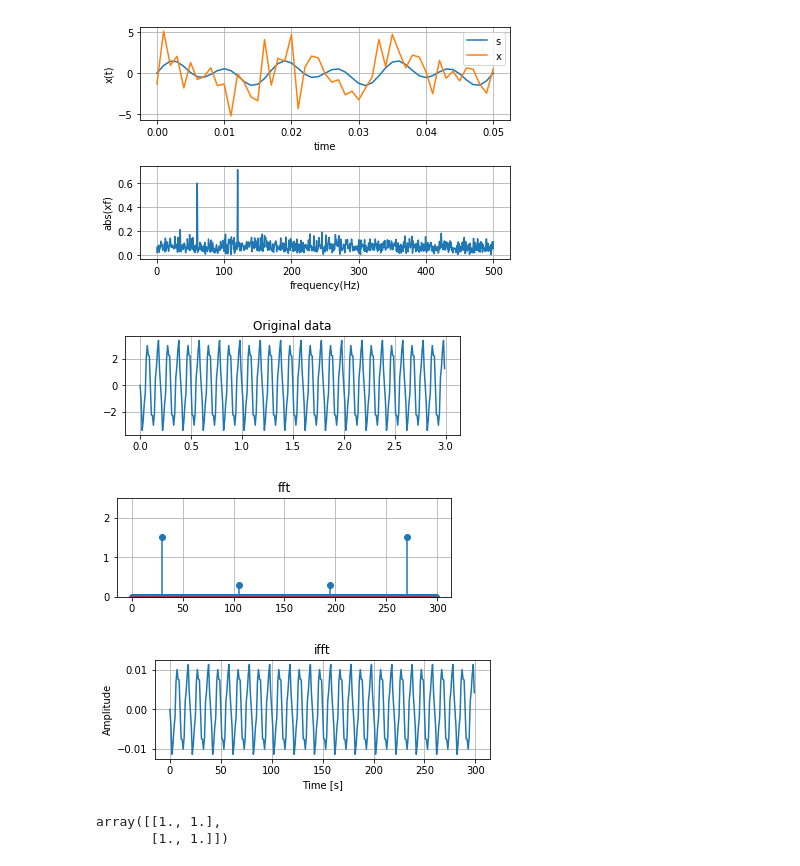
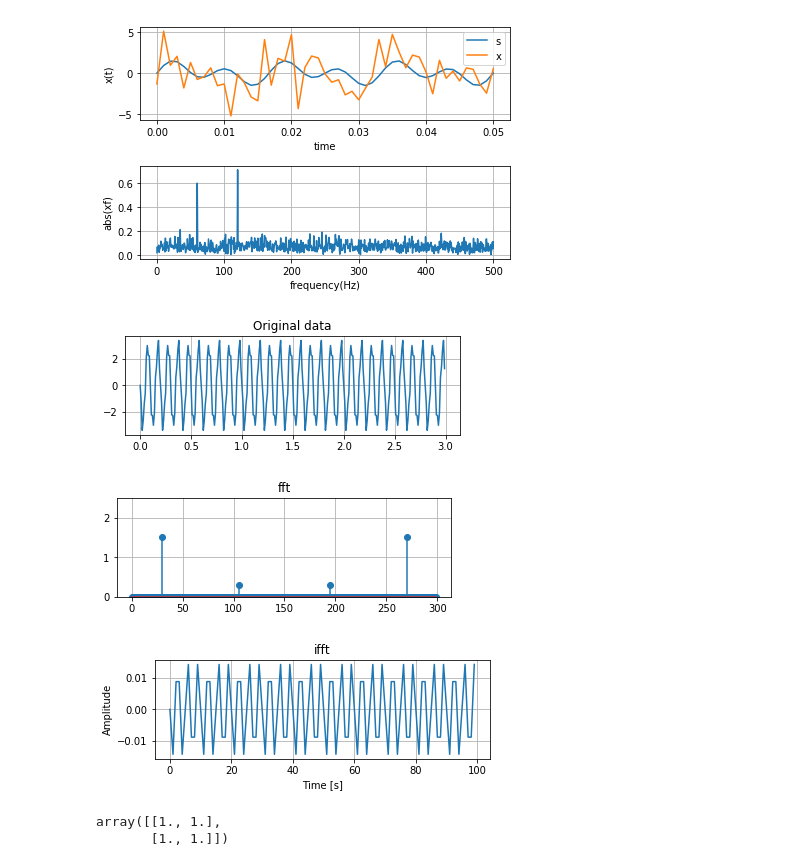
Before and after one commit to dassolkim/time-series-analysis, a Jupyter notebook: bitcoin_jihun/DFT/DFT_study.ipynb, the cells around one changed output. Drawn from its saved outputs; the diff is of its cells as text; code cells hidden in the pictures.

```diff
--- a/bitcoin_jihun/DFT/DFT_study.ipynb
+++ b/bitcoin_jihun/DFT/DFT_study.ipynb
@@ -67,35 +67,35 @@ signal = 0.6 * np.sin(2 * np.pi * f1 * t) +3 * np.cos(2 * np.pi * f2 * t + np.pi
 
 fft = np.fft.fft(signal) / len(signal) # must divide return value by signal size, need normalization
                                        # make graph suit in scale values
 fft_magnitude = abs(fft)
 plt.subplot(2,1,1)
 plt.plot(t,signal)
 plt.title('Original data')
 plt.grid()
 plt.show()
 
 plt.subplot(2,1,1)
 plt.stem(fft_magnitude)
 plt.ylim(0,2.5)
 plt.title('fft')
 plt.grid()
 
 plt.show()
 
-freq = fft
+freq = fft[:100]
 filtered_sig = np.fft.ifft(freq)
 
 plt.subplot(2,1,1)
 plt.plot(filtered_sig, label='Filtered signal')
 plt.xlabel('Time [s]')
 plt.ylabel('Amplitude')
 plt.title("ifft")
 plt.grid()
 plt.show()
 # %% [output]
 [figure]
 [figure]
-[figure, old version]
+[figure, new version]
 # %%
 np.corrcoef(signal.real, filtered_sig.real)
 # %% [output]
```
Also changed, not shown: parts of 4 cells of this notebook.
